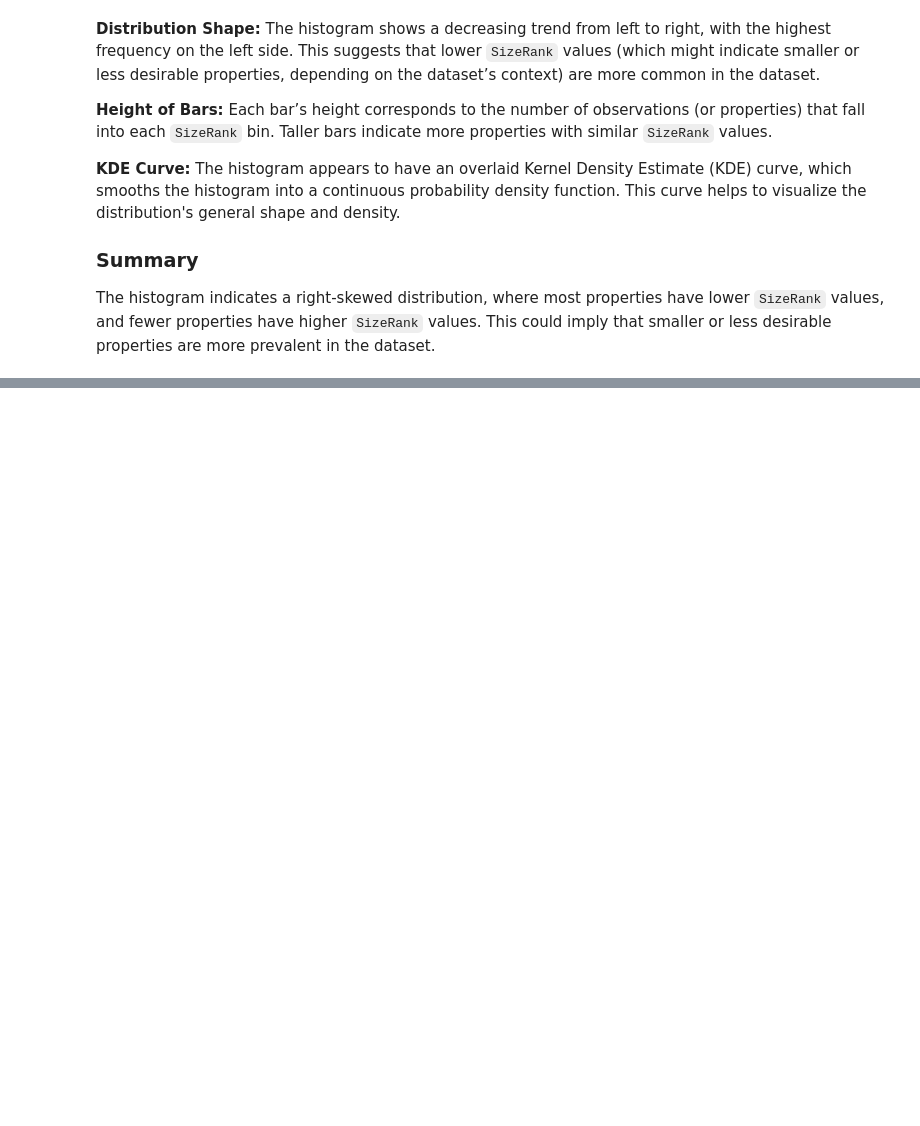
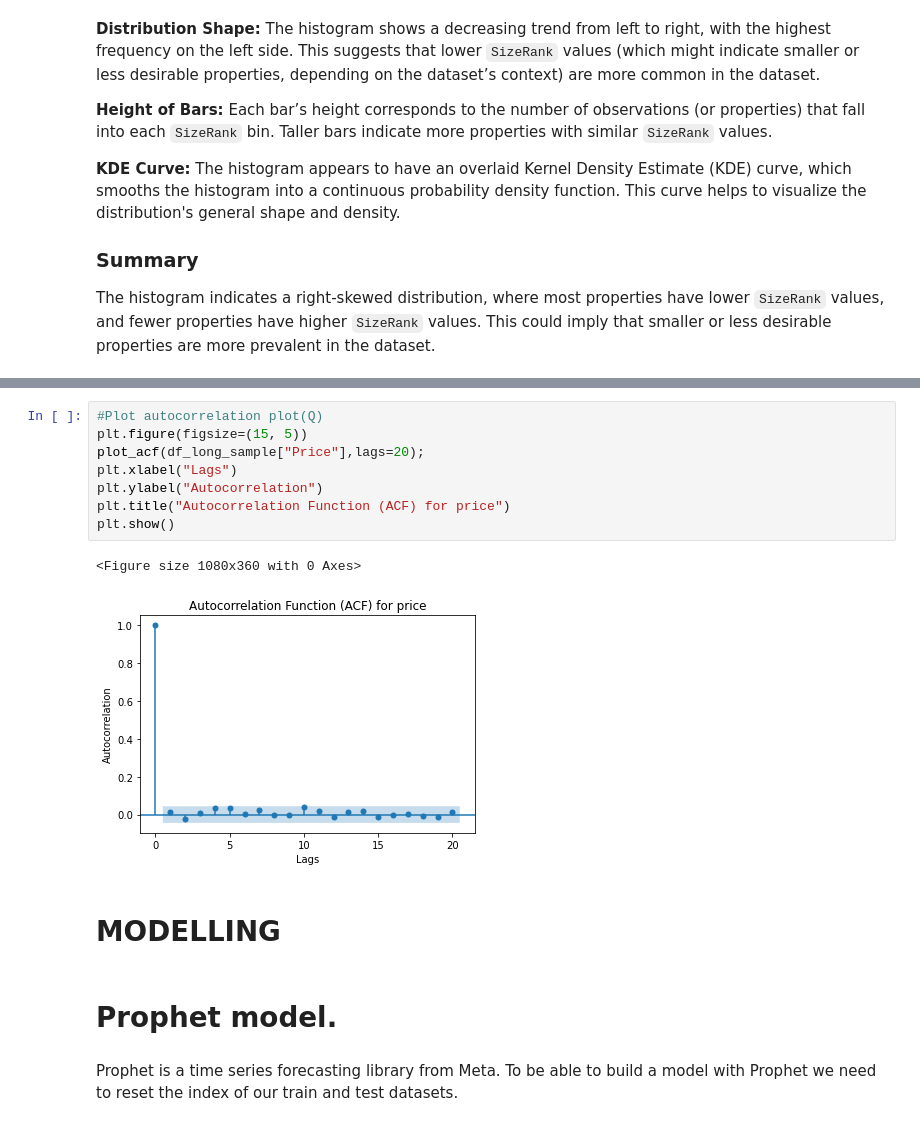
Before and after one commit to marionrion/Time-series, a Jupyter notebook: Project Ipynb (2).ipynb, the cells around one changed output, grey strips where cells are left out. Drawn from its saved outputs; the diff is of its cells as text; blank space fills up the shorter version.

```diff
--- a/Project Ipynb (2).ipynb
+++ b/Project Ipynb (2).ipynb
@@ -800,0 +844,17 @@ The histogram indicates a right-skewed distribution, where most properties have
+# %%
+#Plot autocorrelation plot(Q)
+plt.figure(figsize=(15, 5))
+plot_acf(df_long_sample["Price"],lags=20);
+plt.xlabel("Lags")
+plt.ylabel("Autocorrelation")
+plt.title("Autocorrelation Function (ACF) for price")
+plt.show()
+# %% [output]
+<Figure size 1080x360 with 0 Axes>
+[figure, added]
+# %% [markdown]
+# MODELLING
+# %% [markdown]
+# Prophet model.
+# %% [markdown]
+Prophet is a time series forecasting library from Meta. To be able to build a model with Prophet we need to reset the index of our train and test datasets.
```
Also changed, not shown: parts of 45 cells of this notebook, 14 other files.
